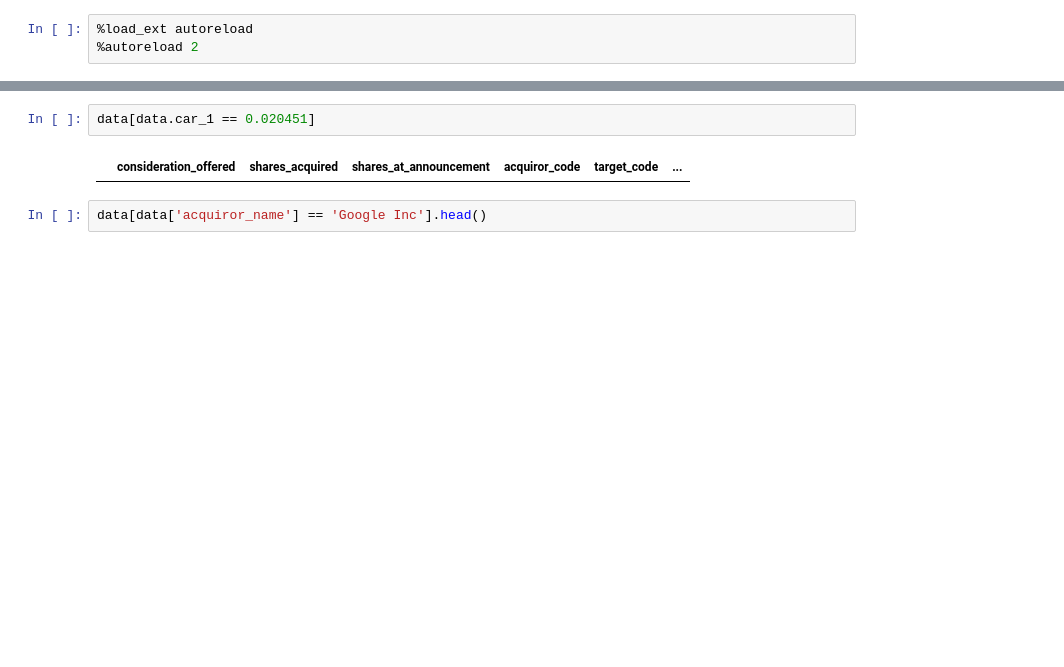
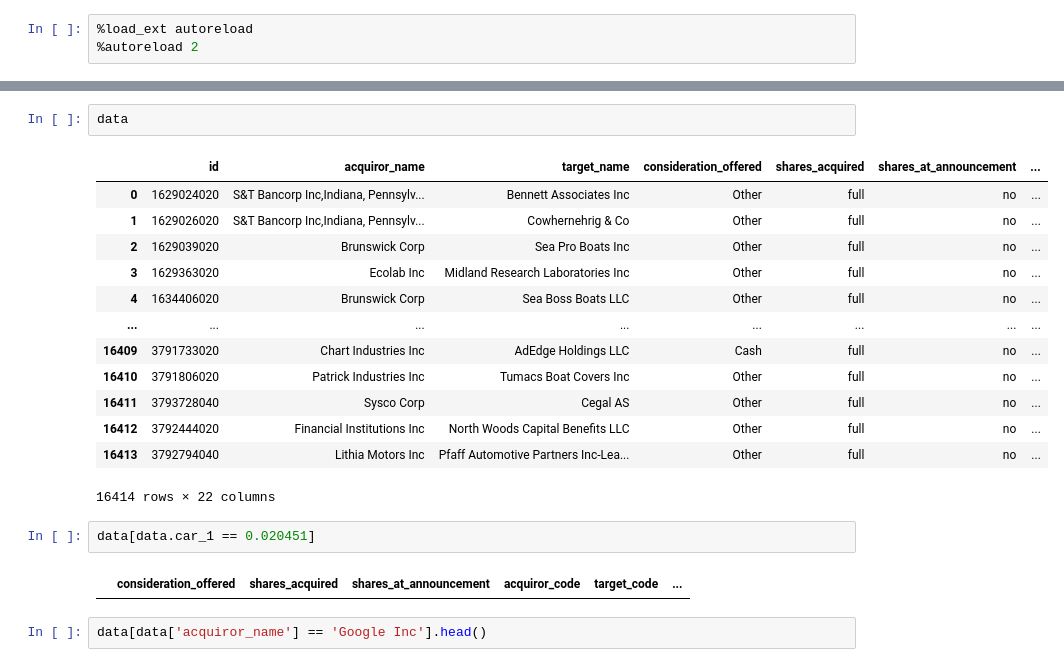
Before and after one commit to cobergmann/MA_PREDICTOR, a Jupyter notebook: notebooks/vlad_data_viz_and_exp.ipynb, the cells around one changed output, grey strips where cells are left out. Saved outputs shown, nothing was run; the diff lists cells and outputs as text; blank space fills up the shorter version.

```diff
--- a/notebooks/vlad_data_viz_and_exp.ipynb
+++ b/notebooks/vlad_data_viz_and_exp.ipynb
@@ -37,4 +56,20 @@ Index(['consideration_offered', 'shares_acquired', 'shares_at_announcement',
       dtype='object')
+# %%
+data
+# %% [output]
+|  | id | acquiror_name | target_name | consideration_offered | shares_acquired | shares_at_announcement | ... |
+| 0 | 1629024020 | S&T Bancorp Inc,Indiana, Pennsylv... | Bennett Associates Inc | Other | full | no | ... |
+| 1 | 1629026020 | S&T Bancorp Inc,Indiana, Pennsylv... | Cowhernehrig & Co | Other | full | no | ... |
+| 2 | 1629039020 | Brunswick Corp | Sea Pro Boats Inc | Other | full | no | ... |
+| 3 | 1629363020 | Ecolab Inc | Midland Research Laboratories Inc | Other | full | no | ... |
+| 4 | 1634406020 | Brunswick Corp | Sea Boss Boats LLC | Other | full | no | ... |
+| ... | ... | ... | ... | ... | ... | ... | ... |
+| 16409 | 3791733020 | Chart Industries Inc | AdEdge Holdings LLC | Cash | full | no | ... |
+| 16410 | 3791806020 | Patrick Industries Inc | Tumacs Boat Covers Inc | Other | full | no | ... |
+| 16411 | 3793728040 | Sysco Corp | Cegal AS | Other | full | no | ... |
+| 16412 | 3792444020 | Financial Institutions Inc | North Woods Capital Benefits LLC | Other | full | no | ... |
+| 16413 | 3792794040 | Lithia Motors Inc | Pfaff Automotive Partners Inc-Lea... | Other | full | no | ... |
+16414 rows × 22 columns
 # %%
 data[data.car_1 == 0.020451]
 # %% [output]
```
Also changed, not shown: parts of 9 cells of this notebook, 4 other files.
